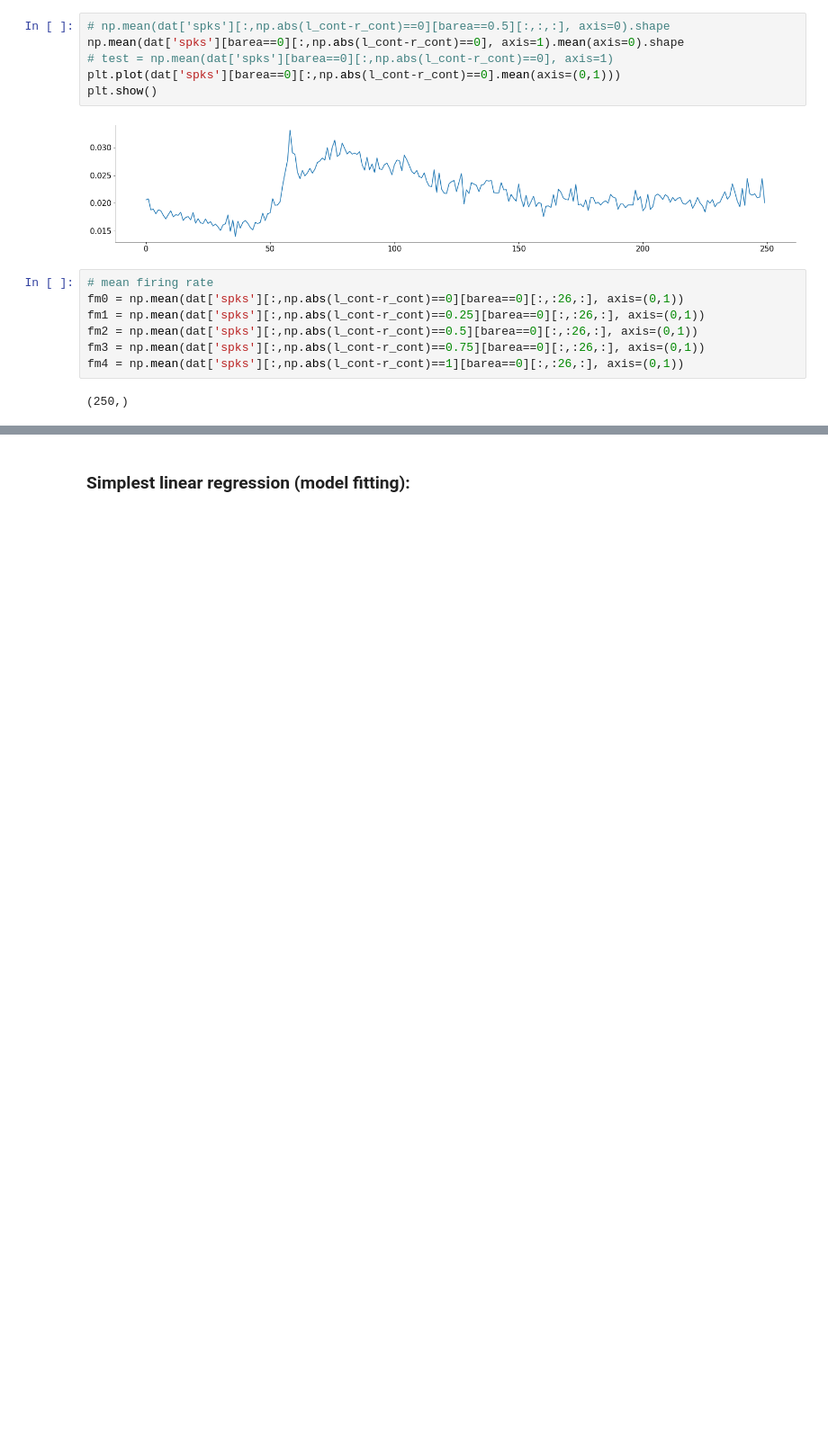
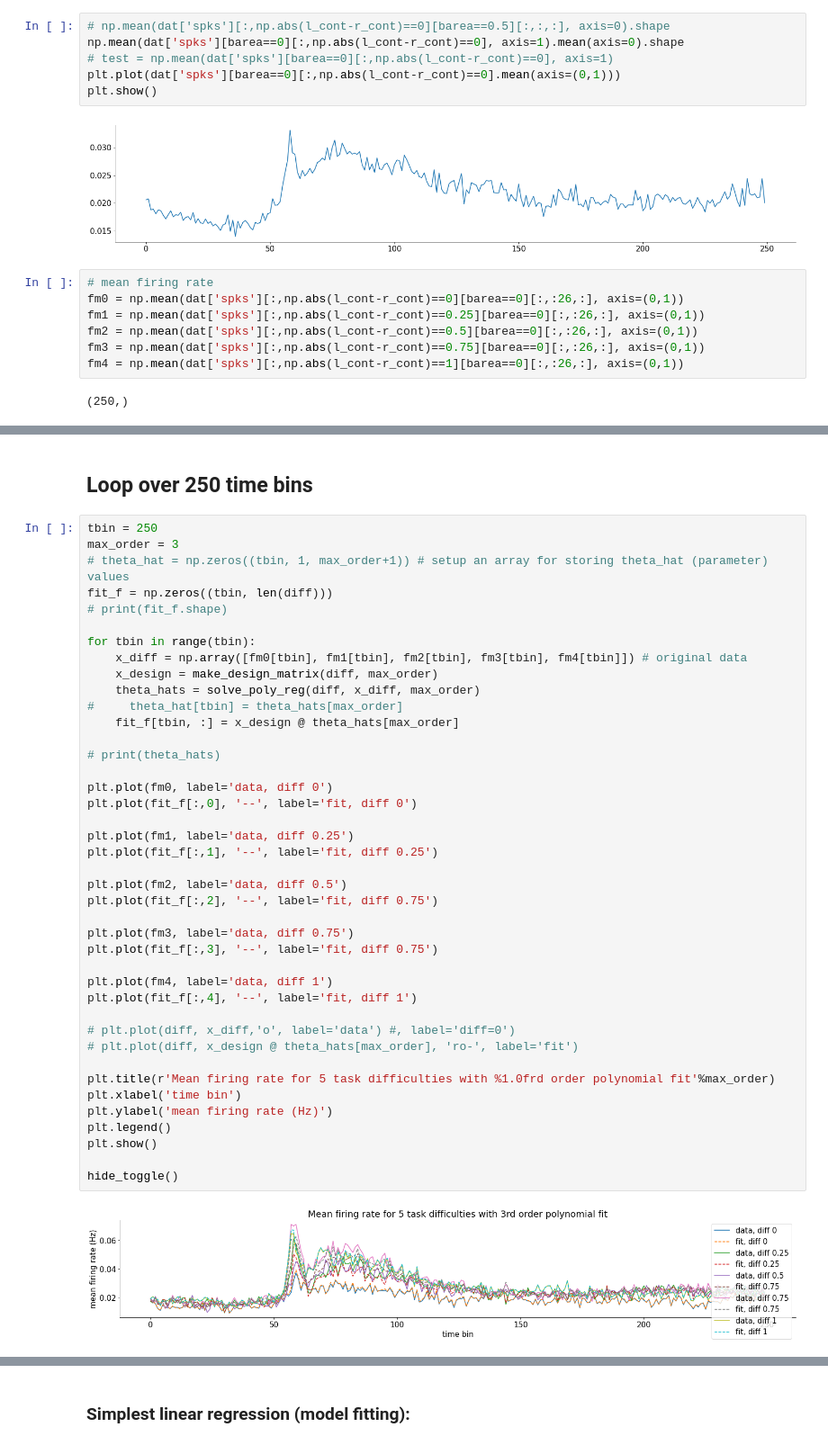
Before and after one commit to Y-Akihiro/NMA2020_decision-dino, a Jupyter notebook: ay_code/Steinmetz_modeling_test.ipynb, the cells around one changed output, grey strips where cells are left out. Shown at 90% size. Saved outputs shown, nothing was run; the diff lists cells and outputs as text; blank space fills up the shorter version.

```diff
--- a/ay_code/Steinmetz_modeling_test.ipynb
+++ b/ay_code/Steinmetz_modeling_test.ipynb
@@ -228,0 +328,45 @@ hide_toggle()
+# %% [markdown]
+## Loop over 250 time bins
+# %%
+tbin = 250
+max_order = 3
+# theta_hat = np.zeros((tbin, 1, max_order+1)) # setup an array for storing theta_hat (parameter) values
+fit_f = np.zeros((tbin, len(diff)))
+# print(fit_f.shape)
+
+for tbin in range(tbin):
+    x_diff = np.array([fm0[tbin], fm1[tbin], fm2[tbin], fm3[tbin], fm4[tbin]]) # original data
+    x_design = make_design_matrix(diff, max_order)
+    theta_hats = solve_poly_reg(diff, x_diff, max_order)
+#     theta_hat[tbin] = theta_hats[max_order]
+    fit_f[tbin, :] = x_design @ theta_hats[max_order]
+
+# print(theta_hats)
+
+plt.plot(fm0, label='data, diff 0')
+plt.plot(fit_f[:,0], '--', label='fit, diff 0')
+
+plt.plot(fm1, label='data, diff 0.25')
+plt.plot(fit_f[:,1], '--', label='fit, diff 0.25')
+
+plt.plot(fm2, label='data, diff 0.5')
+plt.plot(fit_f[:,2], '--', label='fit, diff 0.75')
+
+plt.plot(fm3, label='data, diff 0.75')
+plt.plot(fit_f[:,3], '--', label='fit, diff 0.75')
+
+plt.plot(fm4, label='data, diff 1')
+plt.plot(fit_f[:,4], '--', label='fit, diff 1')
+
+# plt.plot(diff, x_diff,'o', label='data') #, label='diff=0')
+# plt.plot(diff, x_design @ theta_hats[max_order], 'ro-', label='fit')
+
+plt.title(r'Mean firing rate for 5 task difficulties with %1.0frd order polynomial fit'%max_order)
+plt.xlabel('time bin')
+plt.ylabel('mean firing rate (Hz)')
+plt.legend()
+plt.show()
+
+hide_toggle()
+# %% [output]
+[figure, added]
```
Also changed, not shown: parts of 11 cells of this notebook.
